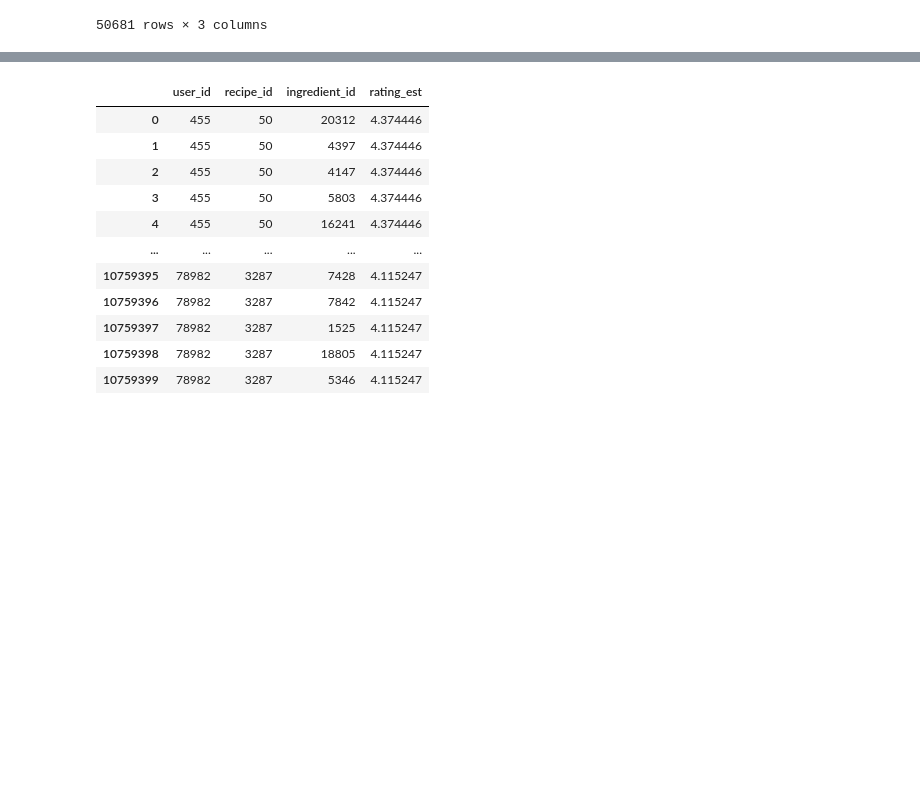
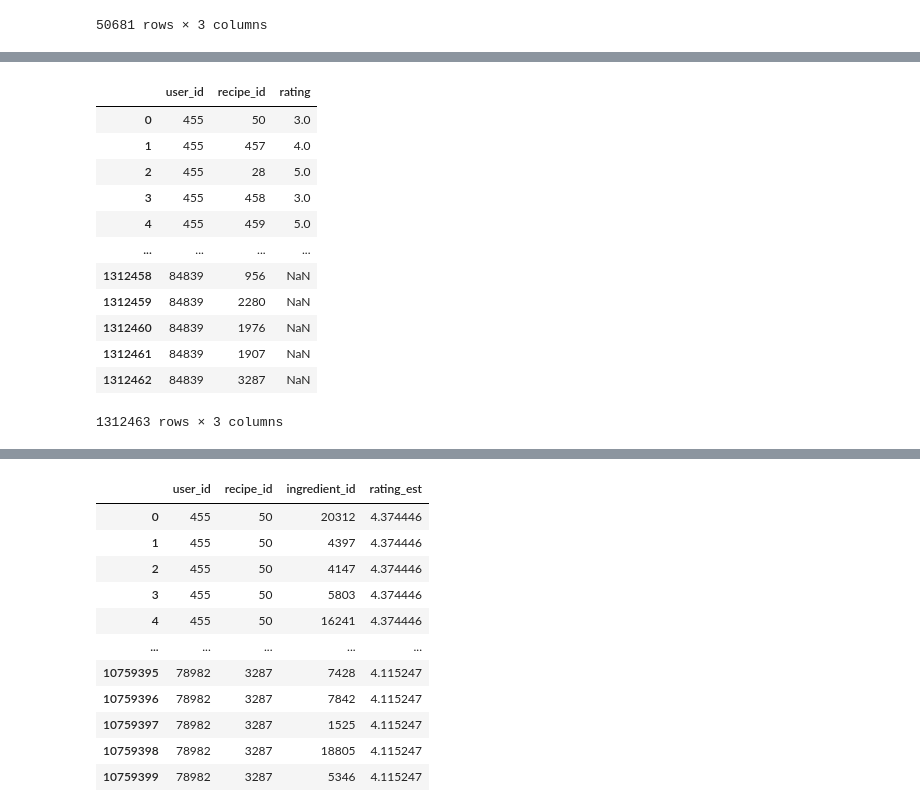
Before and after one commit to MartinJohannessen/Food-Recommender, a Jupyter notebook: nextRecSys.ipynb, the cells around one changed output, grey strips where cells are left out. Saved outputs shown, nothing was run; the diff lists cells and outputs as text; code cells hidden in the pictures; blank space fills up the shorter version.

```diff
--- a/nextRecSys.ipynb
+++ b/nextRecSys.ipynb
@@ -188,0 +204,17 @@ ratings
+# %%
+
+    train_ratings
+# %% [output]
+|  | user_id | recipe_id | rating |
+| 0 | 455 | 50 | 3.0 |
+| 1 | 455 | 457 | 4.0 |
+| 2 | 455 | 28 | 5.0 |
+| 3 | 455 | 458 | 3.0 |
+| 4 | 455 | 459 | 5.0 |
+| ... | ... | ... | ... |
+| 1312458 | 84839 | 956 | NaN |
+| 1312459 | 84839 | 2280 | NaN |
+| 1312460 | 84839 | 1976 | NaN |
+| 1312461 | 84839 | 1907 | NaN |
+| 1312462 | 84839 | 3287 | NaN |
+1312463 rows × 3 columns
```
Also changed, not shown: parts of 6 cells of this notebook.
